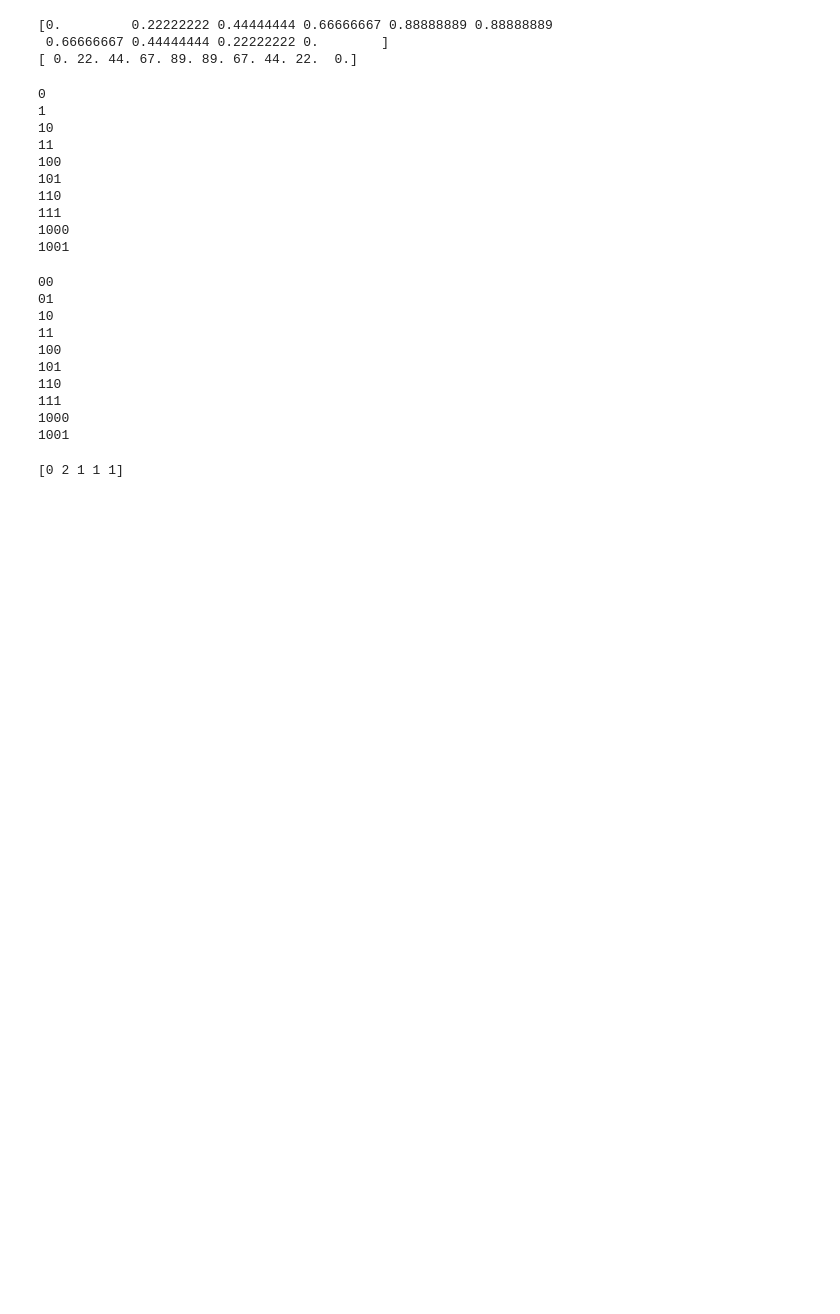
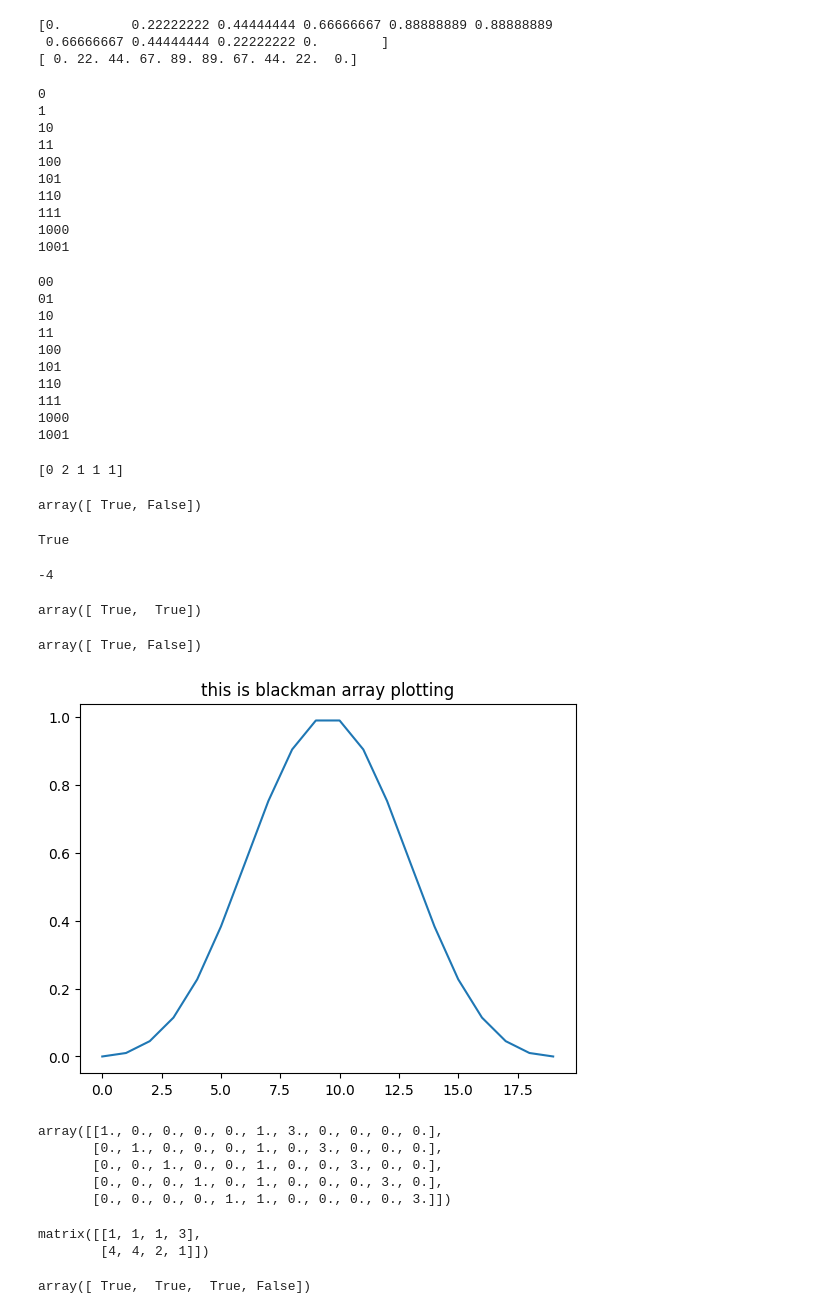
Before and after one commit to IqrorjonCoder/all-numpy-functions, a Jupyter notebook: numpy all functions.ipynb, the cells around one changed output. Cells and saved outputs as stored; diff of their text form; code cells hidden in the pictures; blank space fills up the shorter version.

```diff
--- a/numpy all functions.ipynb
+++ b/numpy all functions.ipynb
@@ -584,3 +580,75 @@ array = np.array([1,2,3,4,1])
 print(np.bincount(array))
 # %% [output]
 [0 2 1 1 1]
+# %%
+
+#fifty second function is np.bitwise_and
+
+np.bitwise_and([True, False], [True, True])
+# %% [output]
+array([ True, False])
+# %%
+
+#fifty third function is np.bitwise_not
+
+print(np.bitwise_not is np.invert)
+
+np.invert(3)
+# %% [output]
+True
+-4
+# %%
+
+#fifty fourth function is np.bitwise_or
+
+np.bitwise_or([True, False], [True, True])
+# %% [output]
+array([ True,  True])
+# %%
+
+#fifty fifth function is np.bitwise_xor
+
+np.bitwise_xor([True, True], [False, True])
+# %% [output]
+array([ True, False])
+# %%
+
+#fifty sixth function is np.blackman
+import matplotlib.pyplot as plt
+
+x = np.blackman(20)
+plt.plot(x)
+plt.title("this is blackman array plotting")
+plt.show()
+# %% [output]
+[figure, added]
+# %%
+
+#fifty seventh function is np.block
+
+np.block([np.eye(5), np.ones(5).reshape(5, -1),
+          np.eye(5)*3])
+# %% [output]
+array([[1., 0., 0., 0., 0., 1., 3., 0., 0., 0., 0.],
+       [0., 1., 0., 0., 0., 1., 0., 3., 0., 0., 0.],
+       [0., 0., 1., 0., 0., 1., 0., 0., 3., 0., 0.],
+       [0., 0., 0., 1., 0., 1., 0., 0., 0., 3., 0.],
+       [0., 0., 0., 0., 1., 1., 0., 0., 0., 0., 3.]])
+# %%
+
+#fifty eighth function is np.bmat
+
+x = np.mat('1 1 1 3')
+y = np.mat('4 4 2 1')
+np.bmat([[x], [y]])
+# %% [output]
+matrix([[1, 1, 1, 3],
+        [4, 4, 2, 1]])
+# %%
+
+#fifty ninth function is np.bool8
+
+x = np.array([1,2,3,0])
+np.bool8(x)
+# %% [output]
+array([ True,  True,  True, False])
```
Also changed, not shown: parts of 44 cells of this notebook.
